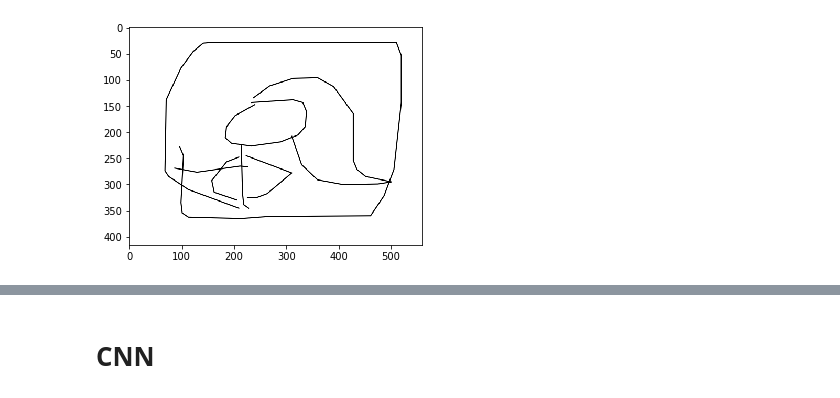
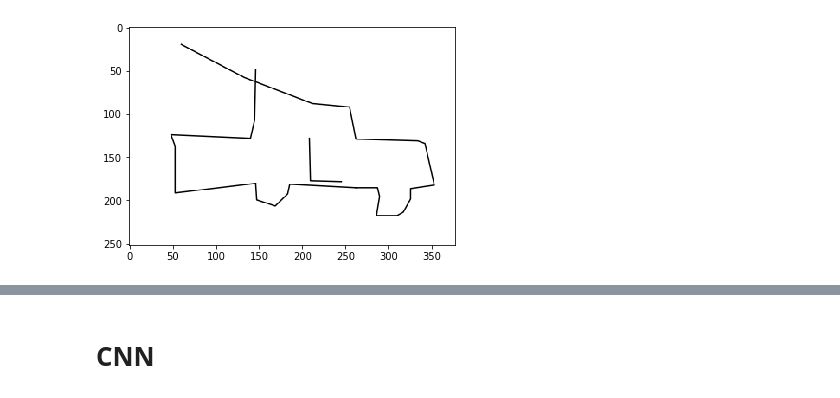
Before and after one commit to Saxamos/car-detector, a Jupyter notebook: modelisation.ipynb, the cells around one changed output, grey strips where cells are left out. Drawn from its saved outputs; the diff is of its cells as text; code cells hidden in the pictures.

```diff
--- a/modelisation.ipynb
+++ b/modelisation.ipynb
@@ -9,7 +11,7 @@ from keras.preprocessing.image import ImageDataGenerator
 # %%
-plt.imshow(Image.open('./data/test/not_car/The Mona Lisa_42.jpg'));
+plt.imshow(Image.open('./data/car_train_data/car/102.jpg'));
 # %% [output]
-[figure, old version]
+[figure, new version]
 # %%
 !ls data/train
 # %% [output]
```
Also changed, not shown: parts of 5 cells of this notebook, 5 other files.
